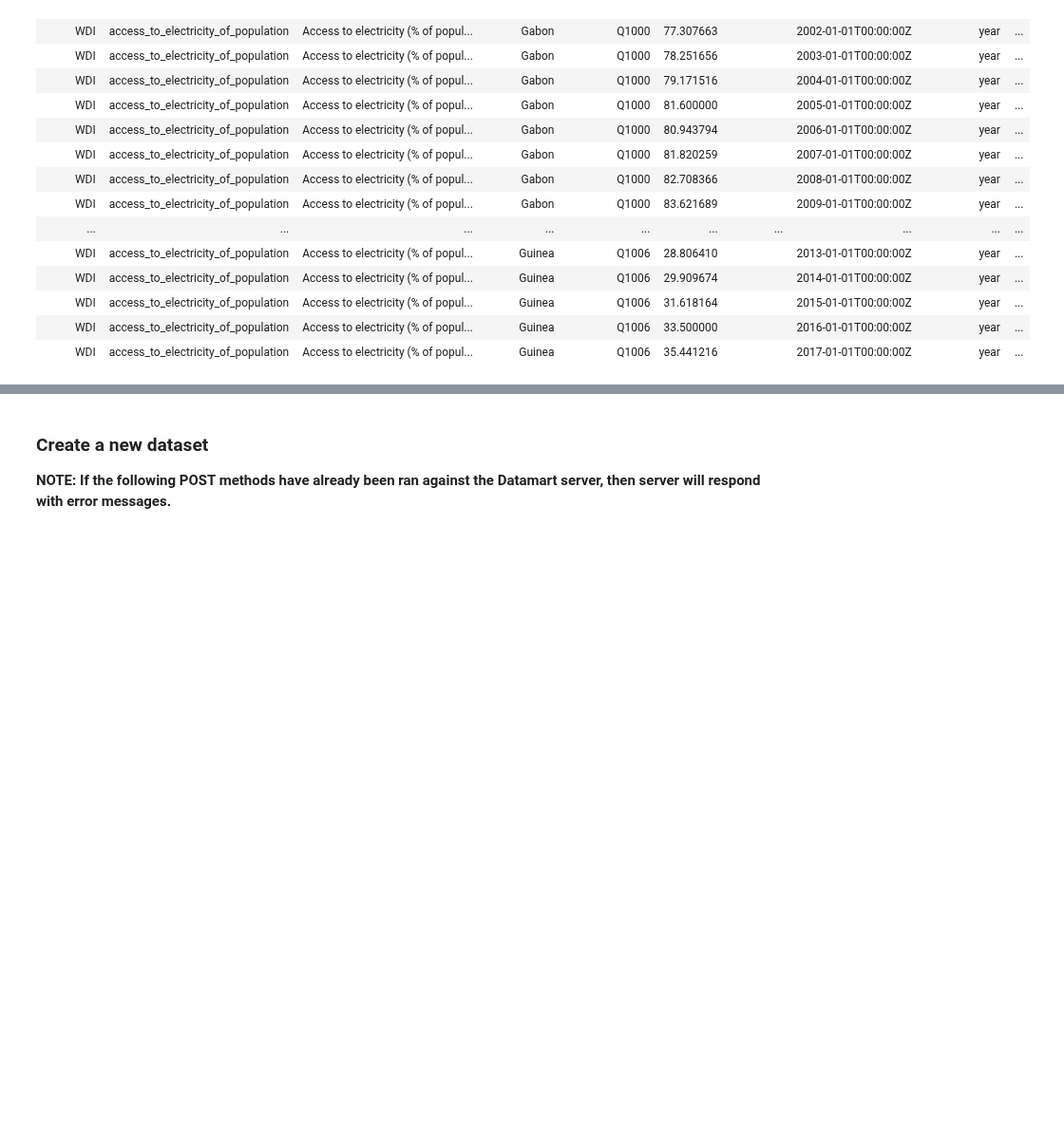
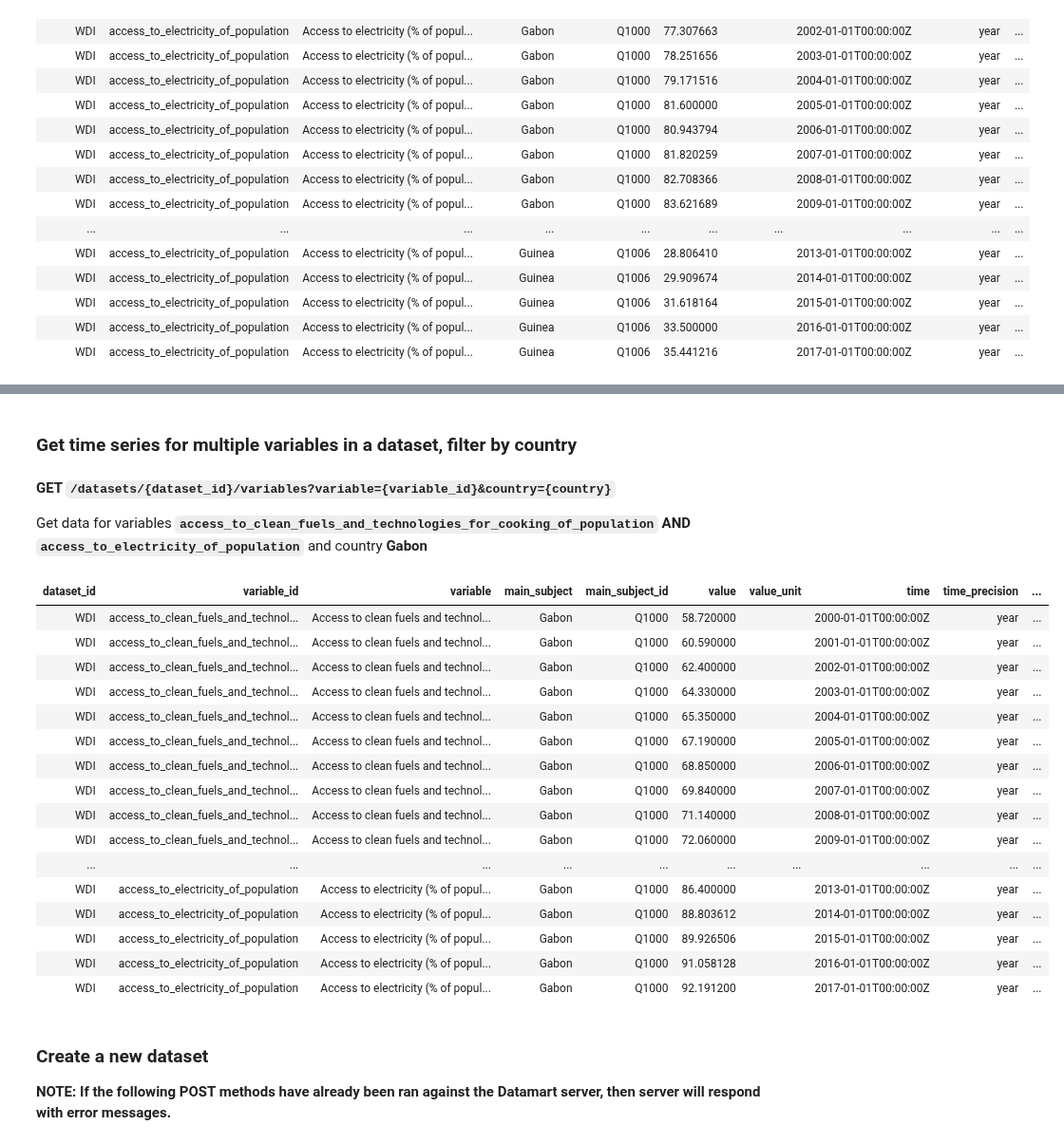
Before and after one commit to usc-isi-i2/datamart-api, a Jupyter notebook: Datamart Data API Demo.ipynb, the cells around one changed output, grey strips where cells are left out. Shown at 95% size. Cells and saved outputs as stored; diff of their text form; code cells hidden in the pictures; blank space fills up the shorter version.

```diff
--- a/Datamart Data API Demo.ipynb
+++ b/Datamart Data API Demo.ipynb
@@ -289,3 +347,34 @@ display(HTML(df.fillna('').to_html(index=False)))
+# %% [markdown]
+### Get time series for multiple variables in a dataset, filter by country
+# %% [markdown]
+**GET `/datasets/{dataset_id}/variables?variable={variable_id}&country={country}`**
+
+Get data for variables
+**`access_to_clean_fuels_and_technologies_for_cooking_of_population` AND
+`access_to_electricity_of_population`**
+and country **Gabon**
+# %%
+response = get(f'{datamart_api_url}/datasets/WDI/variables?variable=access_to_clean_fuels_and_technologies_for_cooking_of_population&variable=access_to_electricity_of_population&country=Gabon')
+df = pd.read_csv(StringIO(response.text))
+display(HTML(df.fillna('').to_html(index=False)))
+# %% [output]
+| dataset_id | variable_id | variable | main_subject | main_subject_id | value | value_unit | time | time_precision | ... |
+| WDI | access_to_clean_fuels_and_technol... | Access to clean fuels and technol... | Gabon | Q1000 | 58.720000 |  | 2000-01-01T00:00:00Z | year | ... |
+| WDI | access_to_clean_fuels_and_technol... | Access to clean fuels and technol... | Gabon | Q1000 | 60.590000 |  | 2001-01-01T00:00:00Z | year | ... |
+| WDI | access_to_clean_fuels_and_technol... | Access to clean fuels and technol... | Gabon | Q1000 | 62.400000 |  | 2002-01-01T00:00:00Z | year | ... |
+| WDI | access_to_clean_fuels_and_technol... | Access to clean fuels and technol... | Gabon | Q1000 | 64.330000 |  | 2003-01-01T00:00:00Z | year | ... |
+| WDI | access_to_clean_fuels_and_technol... | Access to clean fuels and technol... | Gabon | Q1000 | 65.350000 |  | 2004-01-01T00:00:00Z | year | ... |
+| WDI | access_to_clean_fuels_and_technol... | Access to clean fuels and technol... | Gabon | Q1000 | 67.190000 |  | 2005-01-01T00:00:00Z | year | ... |
+| WDI | access_to_clean_fuels_and_technol... | Access to clean fuels and technol... | Gabon | Q1000 | 68.850000 |  | 2006-01-01T00:00:00Z | year | ... |
+| WDI | access_to_clean_fuels_and_technol... | Access to clean fuels and technol... | Gabon | Q1000 | 69.840000 |  | 2007-01-01T00:00:00Z | year | ... |
+| WDI | access_to_clean_fuels_and_technol... | Access to clean fuels and technol... | Gabon | Q1000 | 71.140000 |  | 2008-01-01T00:00:00Z | year | ... |
+| WDI | access_to_clean_fuels_and_technol... | Access to clean fuels and technol... | Gabon | Q1000 | 72.060000 |  | 2009-01-01T00:00:00Z | year | ... |
+| ... | ... | ... | ... | ... | ... | ... | ... | ... | ... |
+| WDI | access_to_electricity_of_population | Access to electricity (% of popul... | Gabon | Q1000 | 86.400000 |  | 2013-01-01T00:00:00Z | year | ... |
+| WDI | access_to_electricity_of_population | Access to electricity (% of popul... | Gabon | Q1000 | 88.803612 |  | 2014-01-01T00:00:00Z | year | ... |
+| WDI | access_to_electricity_of_population | Access to electricity (% of popul... | Gabon | Q1000 | 89.926506 |  | 2015-01-01T00:00:00Z | year | ... |
+| WDI | access_to_electricity_of_population | Access to electricity (% of popul... | Gabon | Q1000 | 91.058128 |  | 2016-01-01T00:00:00Z | year | ... |
+| WDI | access_to_electricity_of_population | Access to electricity (% of popul... | Gabon | Q1000 | 92.191200 |  | 2017-01-01T00:00:00Z | year | ... |
 # %% [markdown]
 ### Create a new dataset
 
```
Also changed, not shown: parts of 6 cells of this notebook, 2 other files.
